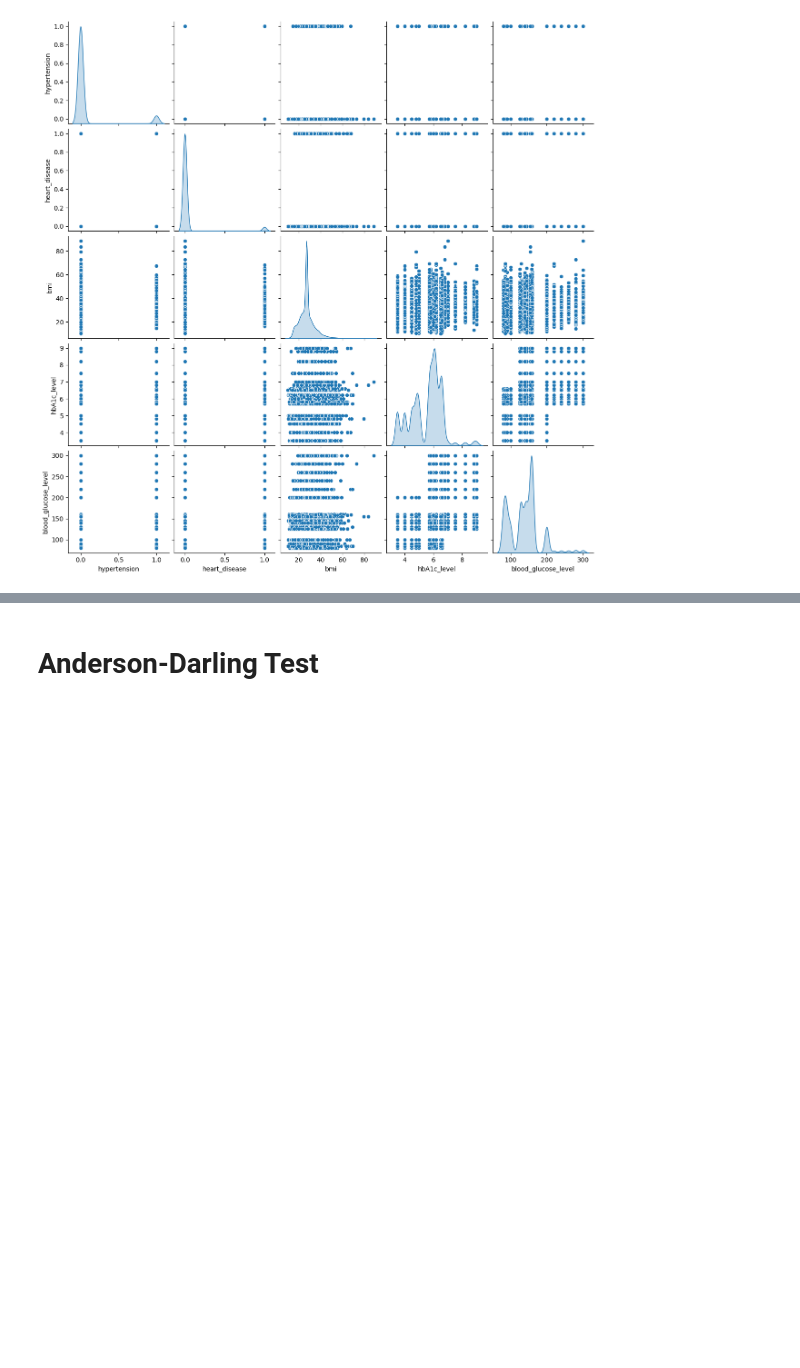
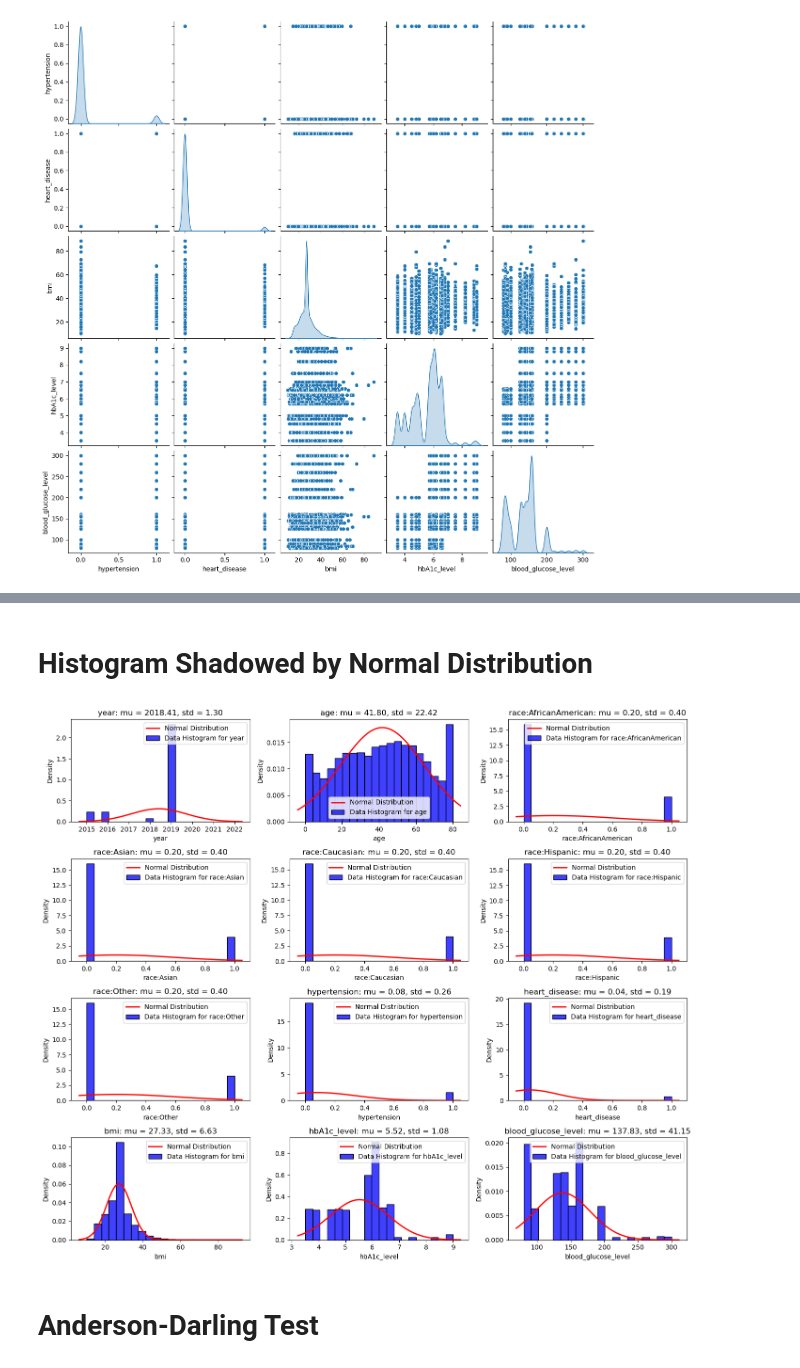
Before and after one commit to MaukanMir/Diabetes-Classification-, a Jupyter notebook: training.ipynb, the cells around one changed output, grey strips where cells are left out. Drawn from its saved outputs; the diff is of its cells as text; code cells hidden in the pictures; blank space fills up the shorter version.

```diff
--- a/training.ipynb
+++ b/training.ipynb
@@ -323,3 +360,9 @@ plt.show()
+# %% [markdown]
+# Histogram Shadowed by Normal Distribution
+# %%
+histogram(numeric_types, interested_columns)
+# %% [output]
+[figure, added]
 # %% [markdown]
 # Anderson-Darling Test
 # %%
```
Also changed, not shown: parts of 4 cells of this notebook.
